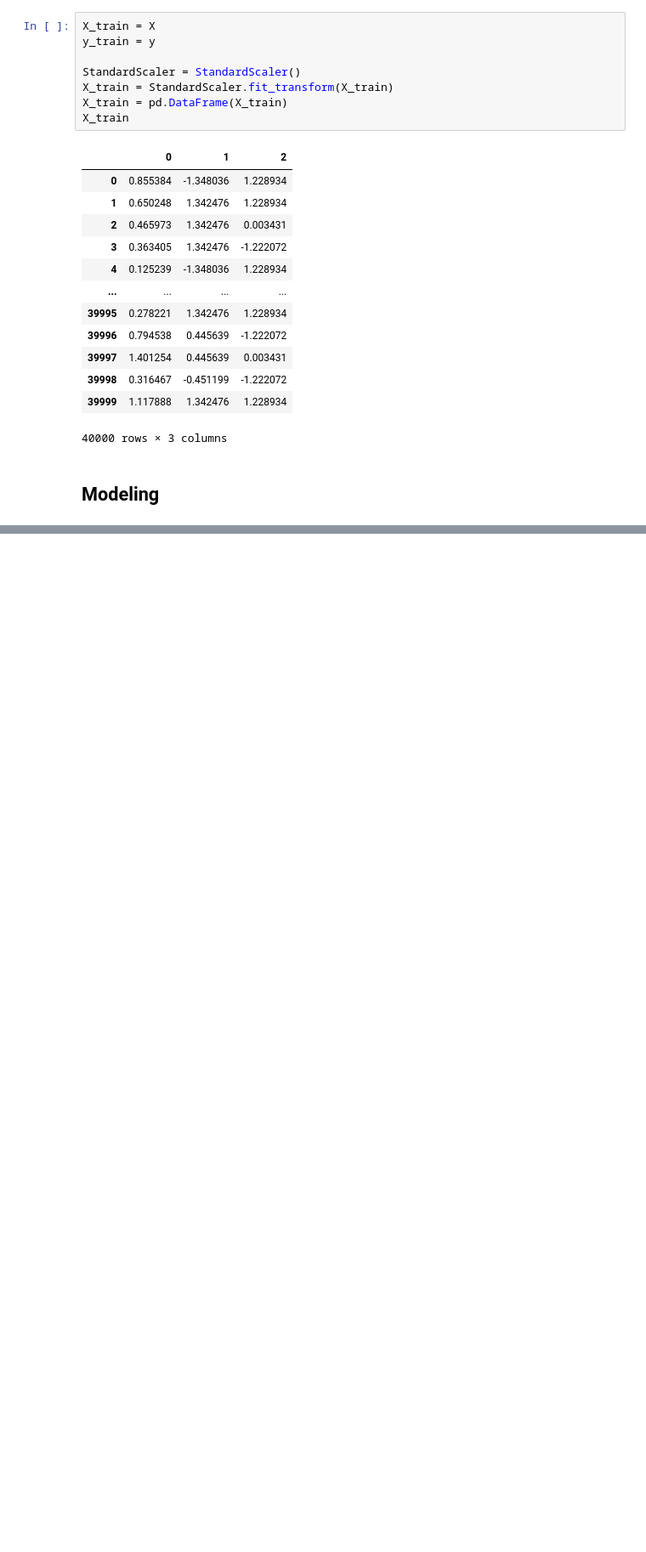
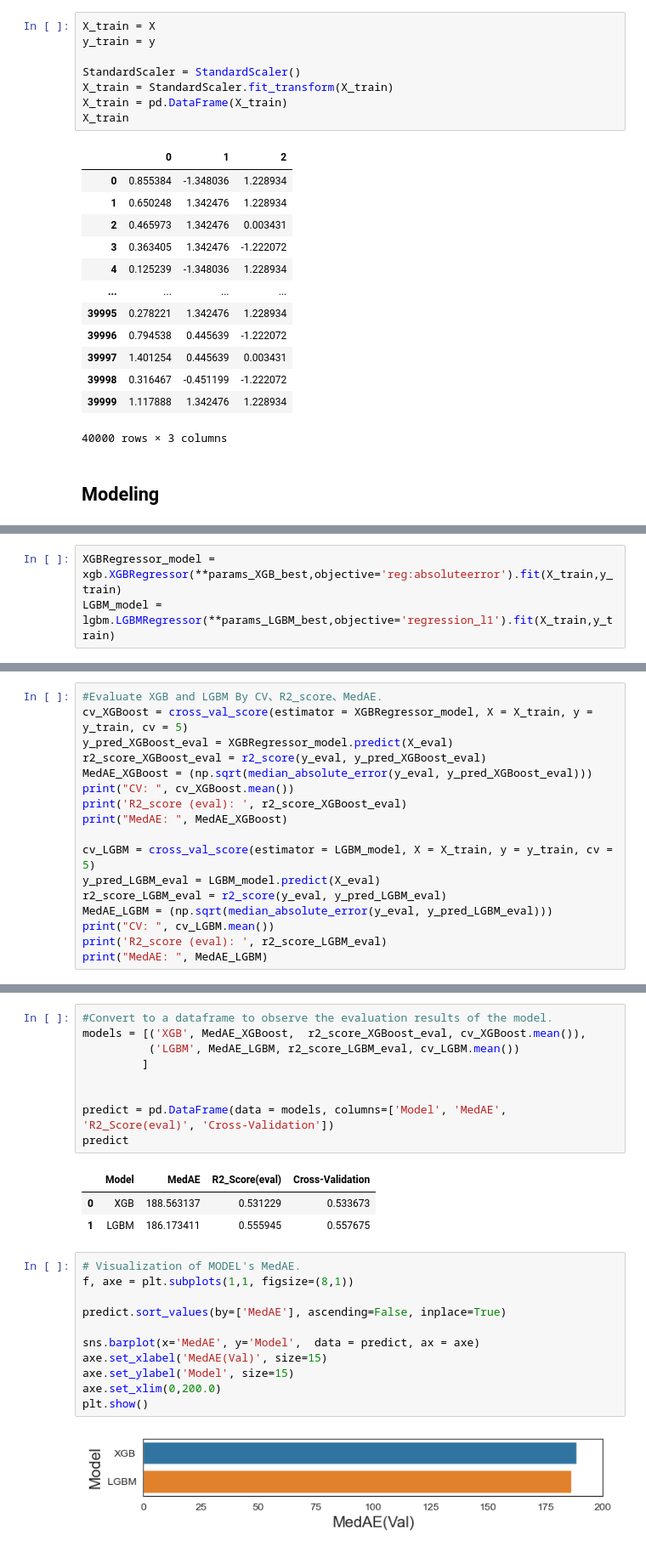
Before and after one commit to minamaher58/Housing-Price-Prediction, a Jupyter notebook: house_price_prediction.ipynb, the cells around one changed output, grey strips where cells are left out. Shown at 85% size. Cells and saved outputs as stored; diff of their text form; blank space fills up the shorter version.

Commit message:
Modeling

```diff
--- a/house_price_prediction.ipynb
+++ b/house_price_prediction.ipynb
@@ -302,0 +418,3 @@ X_train
+# %%
+XGBRegressor_model = xgb.XGBRegressor(**params_XGB_best,objective='reg:absoluteerror').fit(X_train,y_train)
+LGBM_model = lgbm.LGBMRegressor(**params_LGBM_best,objective='regression_l1').fit(X_train,y_train)
@@ -302,0 +439,17 @@ X_train
+# %%
+#Evaluate XGB and LGBM By CV、R2_score、MedAE.
+cv_XGBoost = cross_val_score(estimator = XGBRegressor_model, X = X_train, y = y_train, cv = 5)
+y_pred_XGBoost_eval = XGBRegressor_model.predict(X_eval)
+r2_score_XGBoost_eval = r2_score(y_eval, y_pred_XGBoost_eval)
+MedAE_XGBoost = (np.sqrt(median_absolute_error(y_eval, y_pred_XGBoost_eval)))
+print("CV: ", cv_XGBoost.mean())
+print('R2_score (eval): ', r2_score_XGBoost_eval)
+print("MedAE: ", MedAE_XGBoost)
+
+cv_LGBM = cross_val_score(estimator = LGBM_model, X = X_train, y = y_train, cv = 5)
+y_pred_LGBM_eval = LGBM_model.predict(X_eval)
+r2_score_LGBM_eval = r2_score(y_eval, y_pred_LGBM_eval)
+MedAE_LGBM = (np.sqrt(median_absolute_error(y_eval, y_pred_LGBM_eval)))
+print("CV: ", cv_LGBM.mean())
+print('R2_score (eval): ', r2_score_LGBM_eval)
+print("MedAE: ", MedAE_LGBM)
@@ -302,0 +474,26 @@ X_train
+# %%
+#Convert to a dataframe to observe the evaluation results of the model.
+models = [('XGB', MedAE_XGBoost,  r2_score_XGBoost_eval, cv_XGBoost.mean()),
+          ('LGBM', MedAE_LGBM, r2_score_LGBM_eval, cv_LGBM.mean())
+         ]
+
+
+predict = pd.DataFrame(data = models, columns=['Model', 'MedAE', 'R2_Score(eval)', 'Cross-Validation'])
+predict
+# %% [output]
+|  | Model | MedAE | R2_Score(eval) | Cross-Validation |
+| 0 | XGB | 188.563137 | 0.531229 | 0.533673 |
+| 1 | LGBM | 186.173411 | 0.555945 | 0.557675 |
+# %%
+# Visualization of MODEL's MedAE.
+f, axe = plt.subplots(1,1, figsize=(8,1))
+
+predict.sort_values(by=['MedAE'], ascending=False, inplace=True)
+
+sns.barplot(x='MedAE', y='Model',  data = predict, ax = axe)
+axe.set_xlabel('MedAE(Val)', size=15)
+axe.set_ylabel('Model', size=15)
+axe.set_xlim(0,200.0)
+plt.show()
+# %% [output]
+[figure, added]
```
Also changed, not shown: parts of 23 cells of this notebook, 4 other files.
